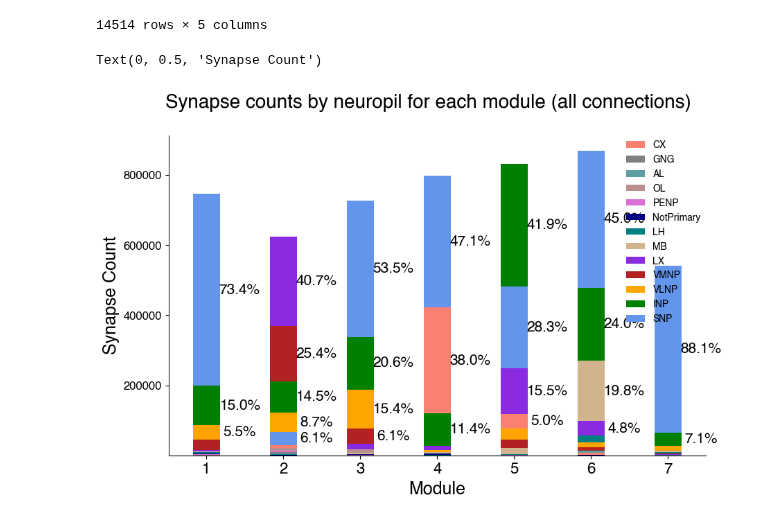
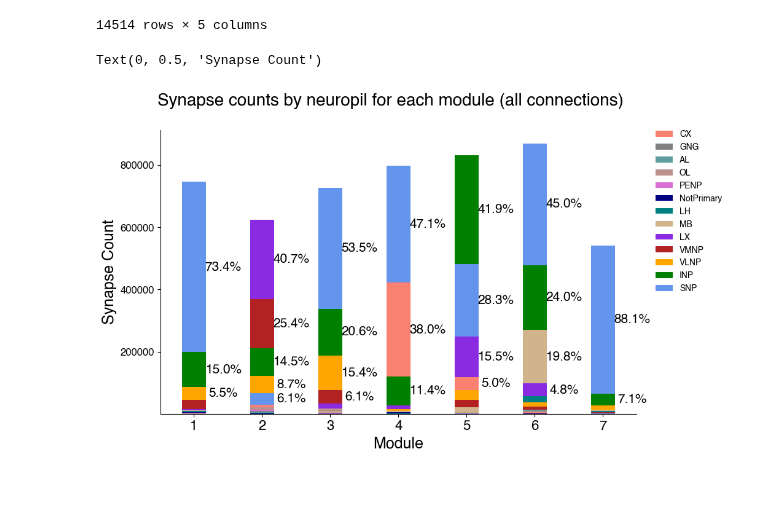
Before and after one commit to Gutierrez-lab/oviIN-inputs, a Jupyter notebook: piechart.ipynb, the cells around one changed output. Cells and saved outputs as stored; diff of their text form; code cells hidden in the pictures; blank space fills up the shorter version.

```diff
--- a/piechart.ipynb
+++ b/piechart.ipynb
@@ -653,32 +653,32 @@ for x in clusters:
     # Filter roi_total by weight_threshold and sort by total in descending order (might not need to do this but just in case)
     data = roi_total[roi_total['count'] > weight_threshold].sort_values(by='count', ascending=True).reset_index(drop=True)
     #print(data)
     # plot a stacked bar
     for i in data.index:
         if i == 0:
             ax.bar(x, data['count'][i], color=data['color'][i], label=data['super'][i], width=bar_width)
         else:
             # stack the bar ontop of the previous total plotted
             ax.bar(x, data['count'][i], color=data['color'][i], label=data['super'][i], bottom=data['count'][:i].sum(), width=bar_width)
 
    # Only display the unique labels in the legend
     handles, labels = ax.get_legend_handles_labels()
     unique_labels = dict(zip(labels, handles))
-    ax.legend(unique_labels.values(), unique_labels.keys(), loc='upper right', fontsize=10)
+    ax.legend(unique_labels.values(), unique_labels.keys(), loc='upper right', fontsize=10, bbox_to_anchor=(1.18, 1), borderaxespad=0.)
 
    # label sections of the bar with the percentage
     for i in data.index:
         # Calculate the percentage
         percent = (data['count'][i] / data['count'].sum()) * 100
         if percent >4.5:
             # Add the percentage label to the bar
             ax.text(x+.43, data['count'][:i].sum() + data['count'][i] / 2, f'{percent:.1f}%', ha='center', va='center', fontsize=15)
 
 # Set the x-axis labels
 ax.set_xlabel('Module', fontsize=18)
 ax.set_xticks(clusters, labels=clusters, fontsize=16)
 # Set the y-axis label
 ax.set_ylabel('Synapse Count', fontsize=18)
 # %% [output]
 Text(0, 0.5, 'Synapse Count')
-[figure, old version]
+[figure, new version]
```
